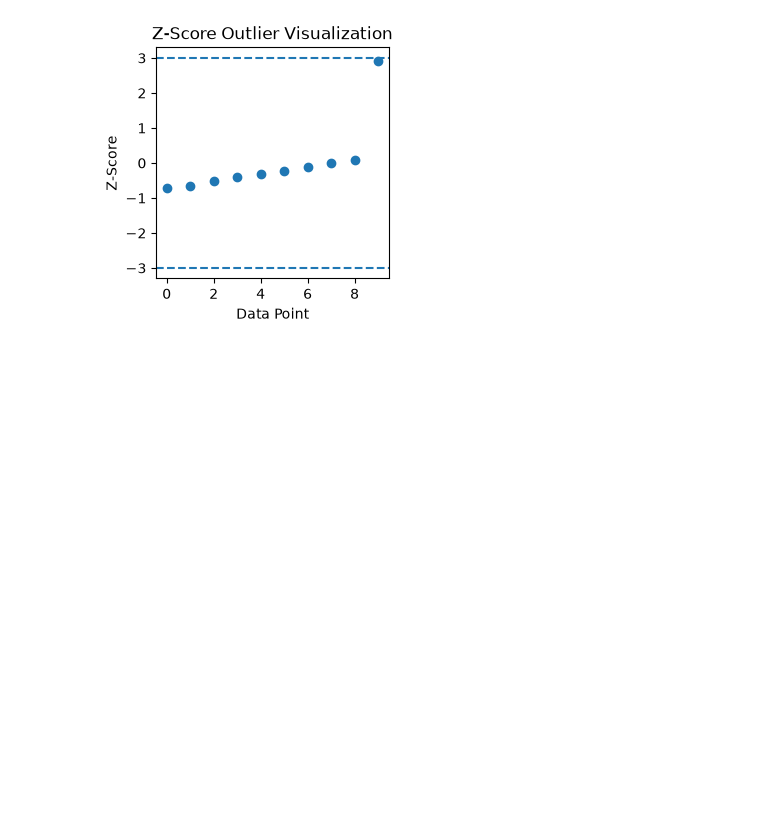
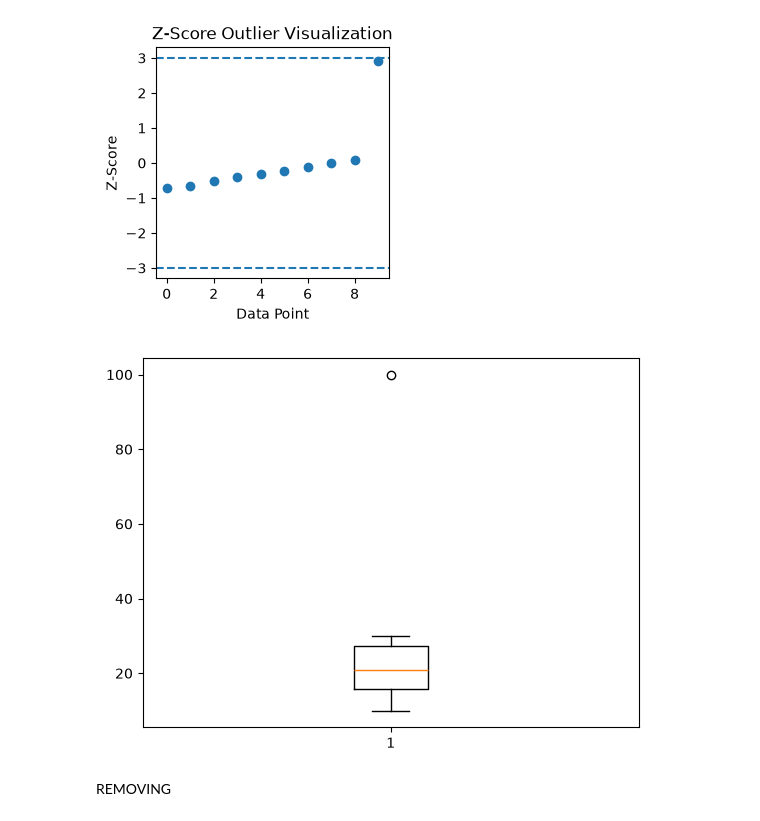
Before and after one commit to jayeshdangi/Jayesh-Dangi, a Jupyter notebook: first.ipynb/first.ipynb/class5.ipynb, the cells around one changed output. Drawn from its saved outputs; the diff is of its cells as text; code cells hidden in the pictures; blank space fills up the shorter version.

```diff
--- a/first.ipynb/first.ipynb/class5.ipynb
+++ b/first.ipynb/first.ipynb/class5.ipynb
@@ -41,3 +41,10 @@ plt.title("Z-Score Outlier Visualization")
 plt.show()
 # %% [output]
 [figure]
+# %%
+plt.boxplot(data)
+plt.show()
+# %% [output]
+[figure, added]
+# %% [markdown]
+REMOVING
```
Also changed, not shown: parts of 20 cells of this notebook, 1 other file.
